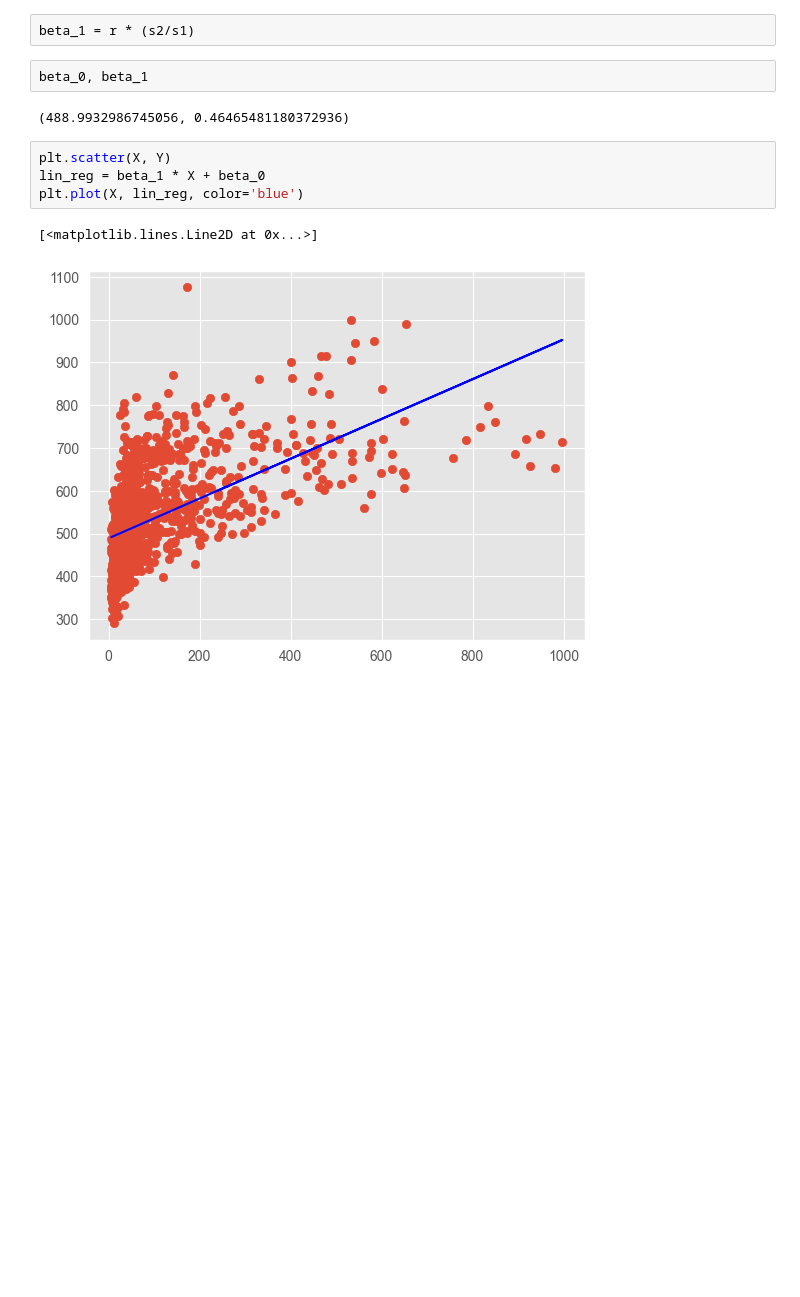
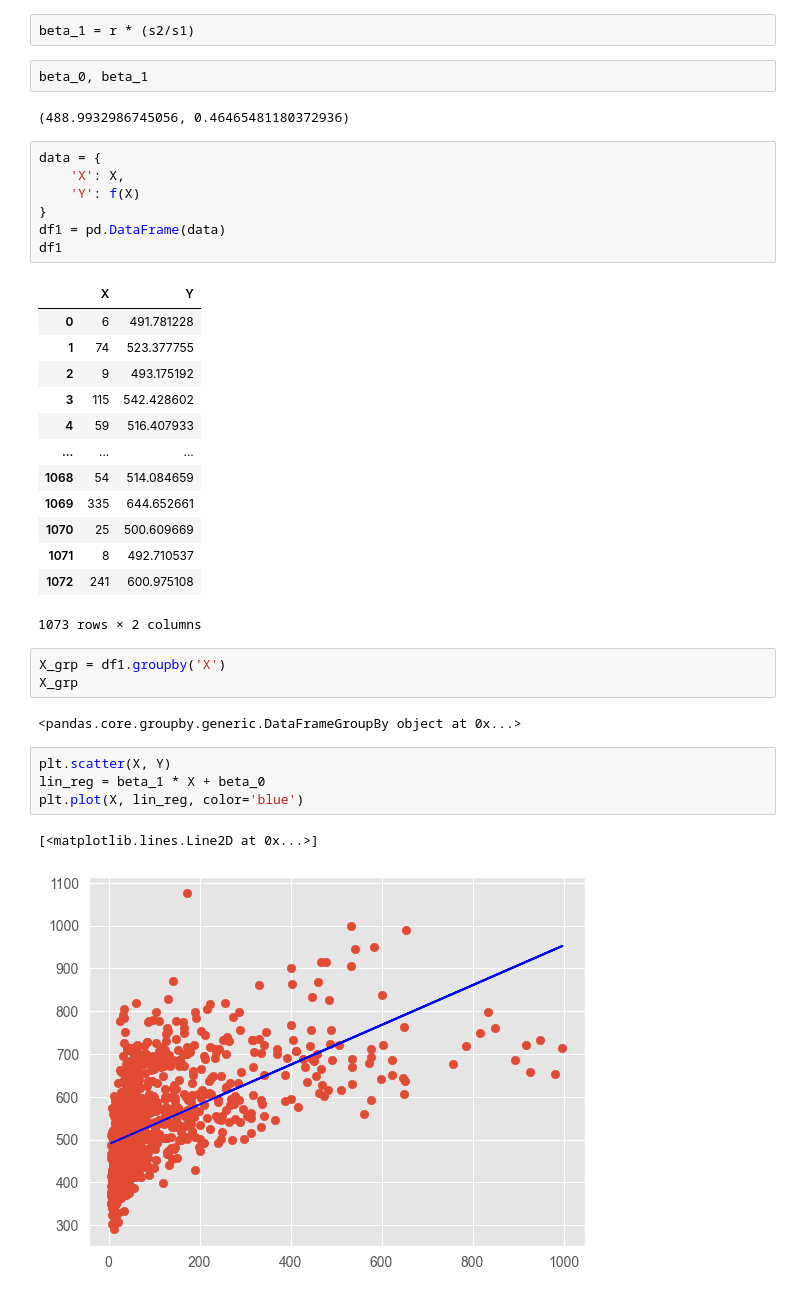
Before and after one commit to MEPhI-Floppas/matstat.py, a Jupyter notebook: bdz/luckich/bdz-9.ipynb, the cells around one changed output. Cells and saved outputs as stored; diff of their text form; blank space fills up the shorter version.

```diff
--- a/bdz/luckich/bdz-9.ipynb
+++ b/bdz/luckich/bdz-9.ipynb
@@ -72,6 +54,32 @@ beta_1 = r * (s2/s1)
 beta_0, beta_1
 # %% [output]
 (488.9932986745056, 0.46465481180372936)
+# %%
+data = {
+    'X': X,
+    'Y': f(X)
+}
+df1 = pd.DataFrame(data)
+df1
+# %% [output]
+|  | X | Y |
+| 0 | 6 | 491.781228 |
+| 1 | 74 | 523.377755 |
+| 2 | 9 | 493.175192 |
+| 3 | 115 | 542.428602 |
+| 4 | 59 | 516.407933 |
+| ... | ... | ... |
+| 1068 | 54 | 514.084659 |
+| 1069 | 335 | 644.652661 |
+| 1070 | 25 | 500.609669 |
+| 1071 | 8 | 492.710537 |
+| 1072 | 241 | 600.975108 |
+1073 rows × 2 columns
+# %%
+X_grp = df1.groupby('X')
+X_grp
+# %% [output]
+<pandas.core.groupby.generic.DataFrameGroupBy object at 0x...>
 # %%
 plt.scatter(X, Y)
 lin_reg = beta_1 * X + beta_0
```
Also changed, not shown: parts of 19 cells of this notebook, 1 other file.
